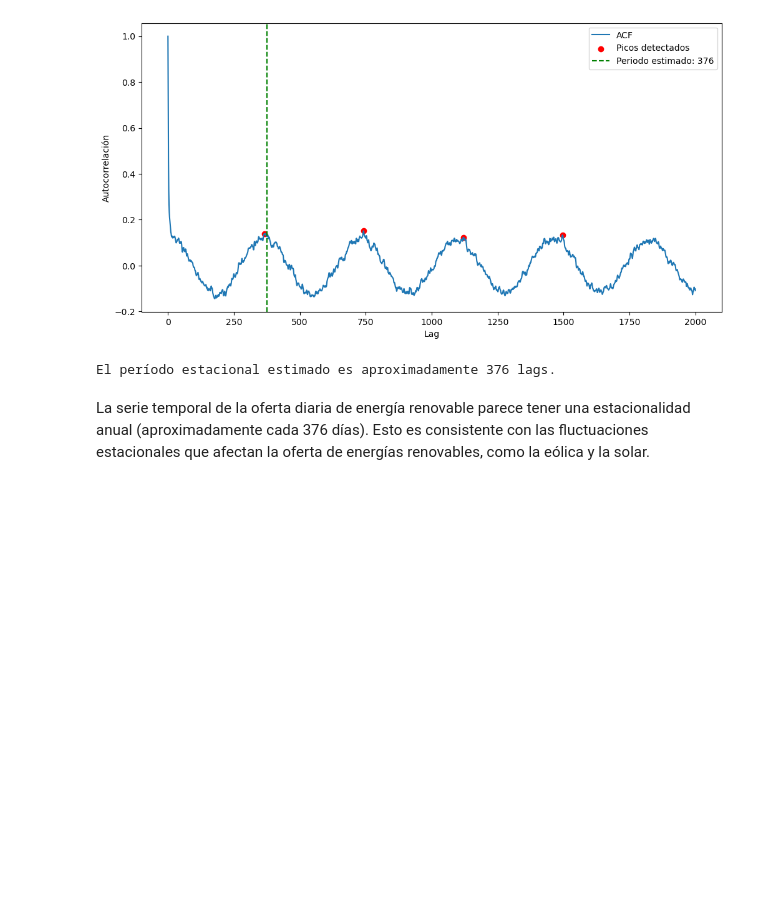
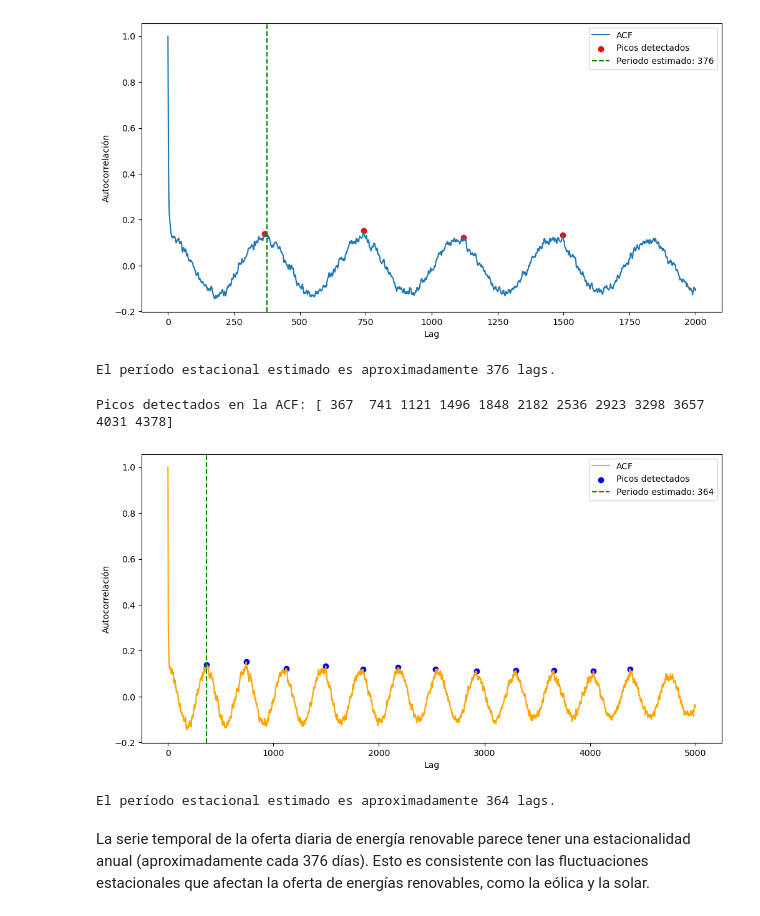
Before and after one commit to TFG-GMAT24017/01_Series_Temporales, a Jupyter notebook: Oferta_Renovables/01_caracterizar_serie_oferta_GWh.ipynb, the cells around one changed output. Cells and saved outputs as stored; diff of their text form; code cells hidden in the pictures; blank space fills up the shorter version.

```diff
--- a/Oferta_Renovables/01_caracterizar_serie_oferta_GWh.ipynb
+++ b/Oferta_Renovables/01_caracterizar_serie_oferta_GWh.ipynb
@@ -181,6 +181,40 @@ print(f"El período estacional estimado es aproximadamente {periodo_estimado} la
 Picos detectados en la ACF: [ 367  741 1121 1496]
 [figure]
 El período estacional estimado es aproximadamente 376 lags.
+# %%
+from scipy.signal import find_peaks
+import numpy as np
+import matplotlib.pyplot as plt
+from statsmodels.tsa.stattools import acf
+
+# Calcular ACF con más lags
+acf_values = acf(serie_GWh, nlags=5000)
+
+# Encontrar los picos con mejores criterios
+peaks, _ = find_peaks(acf_values, height=0.1, distance=100, prominence=0.2)
+print("Picos detectados en la ACF:", peaks)
+
+# Calcular la distancia promedio entre picos significativos
+peak_distances = np.diff(peaks)
+periodo_estimado = int(np.mean(peak_distances)) if len(peak_distances) > 0 else None
+
+# Graficar la ACF con los picos mejor detectados
+plt.figure(figsize=(12,6))
+plt.plot(acf_values, label="ACF", color='orange')
+plt.scatter(peaks, acf_values[peaks], color='blue', label="Picos detectados")
+if periodo_estimado:
+    plt.axvline(periodo_estimado, color='green', linestyle='dashed', label=f'Periodo estimado: {periodo_estimado}')
+
+plt.xlabel("Lag")
+plt.ylabel("Autocorrelación")
+plt.legend()
+plt.show()
+
+print(f"El período estacional estimado es aproximadamente {periodo_estimado} lags.")
+# %% [output]
+Picos detectados en la ACF: [ 367  741 1121 1496 1848 2182 2536 2923 3298 3657 4031 4378]
+[figure, added]
+El período estacional estimado es aproximadamente 364 lags.
 # %% [markdown]
 La serie temporal de la oferta diaria de energía renovable parece tener una estacionalidad anual (aproximadamente cada 376 días). Esto es consistente con las fluctuaciones estacionales que afectan la oferta de energías renovables, como la eólica y la solar.
 # %% [markdown]
```
Also changed, not shown: parts of 5 cells of this notebook, 5 other files.
